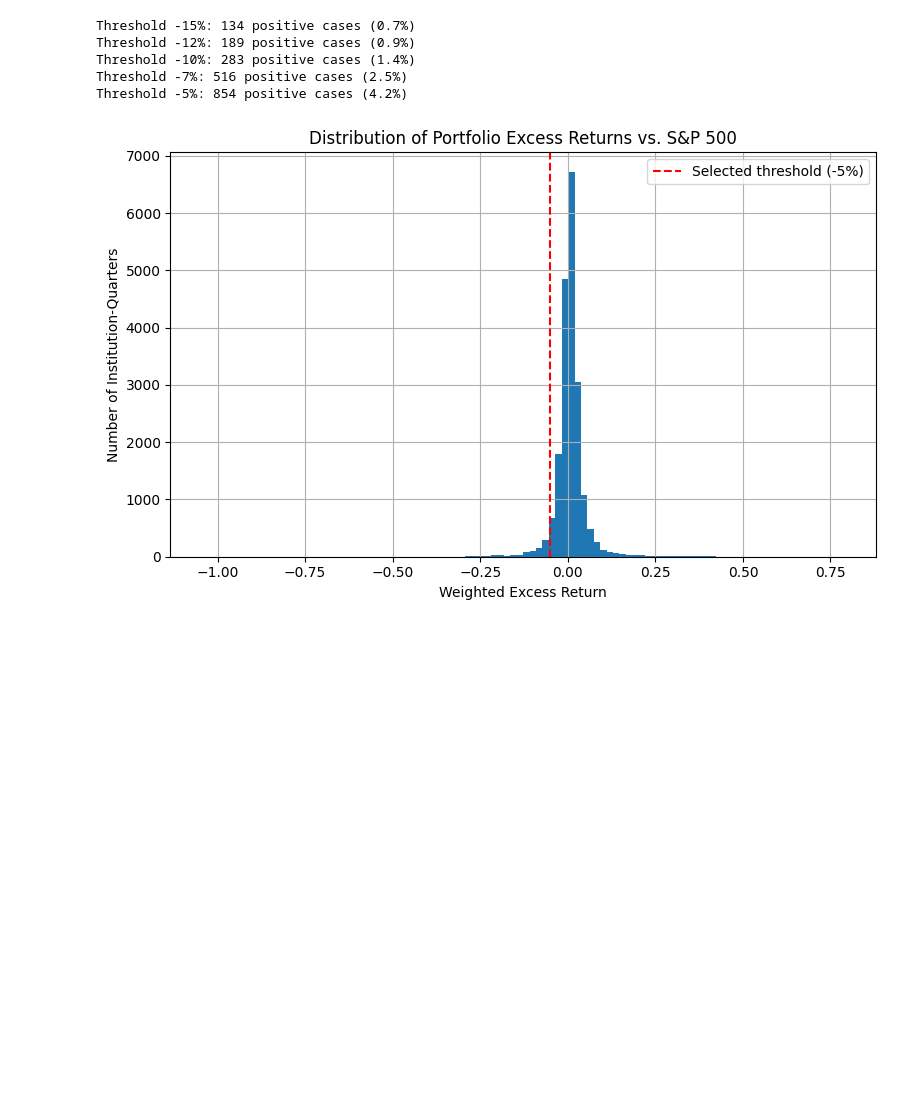
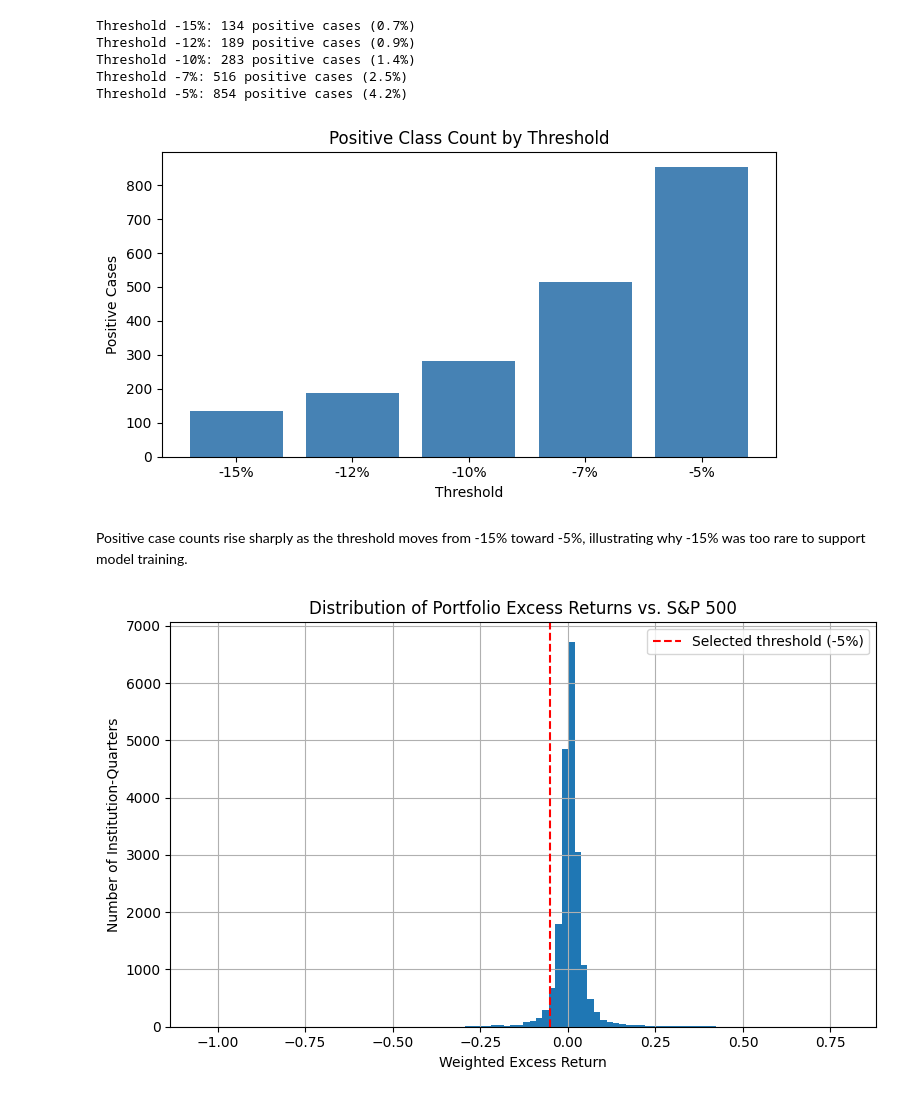
Before and after one commit to GopolangMmutlwaneCaptone/Risk-Concentration-Flagging, a Jupyter notebook: src/features/feature_engineering.ipynb, the cells around one changed output. Cells and saved outputs as stored; diff of their text form; code cells hidden in the pictures; blank space fills up the shorter version.

```diff
--- a/src/features/feature_engineering.ipynb
+++ b/src/features/feature_engineering.ipynb
@@ -292,6 +305,22 @@ Threshold -12%: 189 positive cases (0.9%)
 Threshold -10%: 283 positive cases (1.4%)
 Threshold -7%: 516 positive cases (2.5%)
 Threshold -5%: 854 positive cases (4.2%)
+# %%
+thresholds = [-0.15, -0.12, -0.10, -0.07, -0.05]
+counts = [(label_df["weighted_excess_return"] < t).sum() for t in thresholds]
+
+fig, ax = plt.subplots(figsize=(7, 4))
+ax.bar([f"{t:.0%}" for t in thresholds], counts, color="steelblue")
+ax.set_xlabel("Threshold")
+ax.set_ylabel("Positive Cases")
+ax.set_title("Positive Class Count by Threshold")
+plt.tight_layout()
+plt.savefig(os.path.join(PROCESSED_DATA_DIR, "..", "..", "reports", "threshold_selection.png"), dpi=100)
+plt.show()
+# %% [output]
+[figure, added]
+# %% [markdown]
+Positive case counts rise sharply as the threshold moves from -15% toward -5%, illustrating why -15% was too rare to support model training.
 # %%
 fig, ax = plt.subplots(figsize=(8, 5))
 label_df["weighted_excess_return"].hist(bins=100, ax=ax)
```
Also changed, not shown: parts of 2 cells of this notebook.
